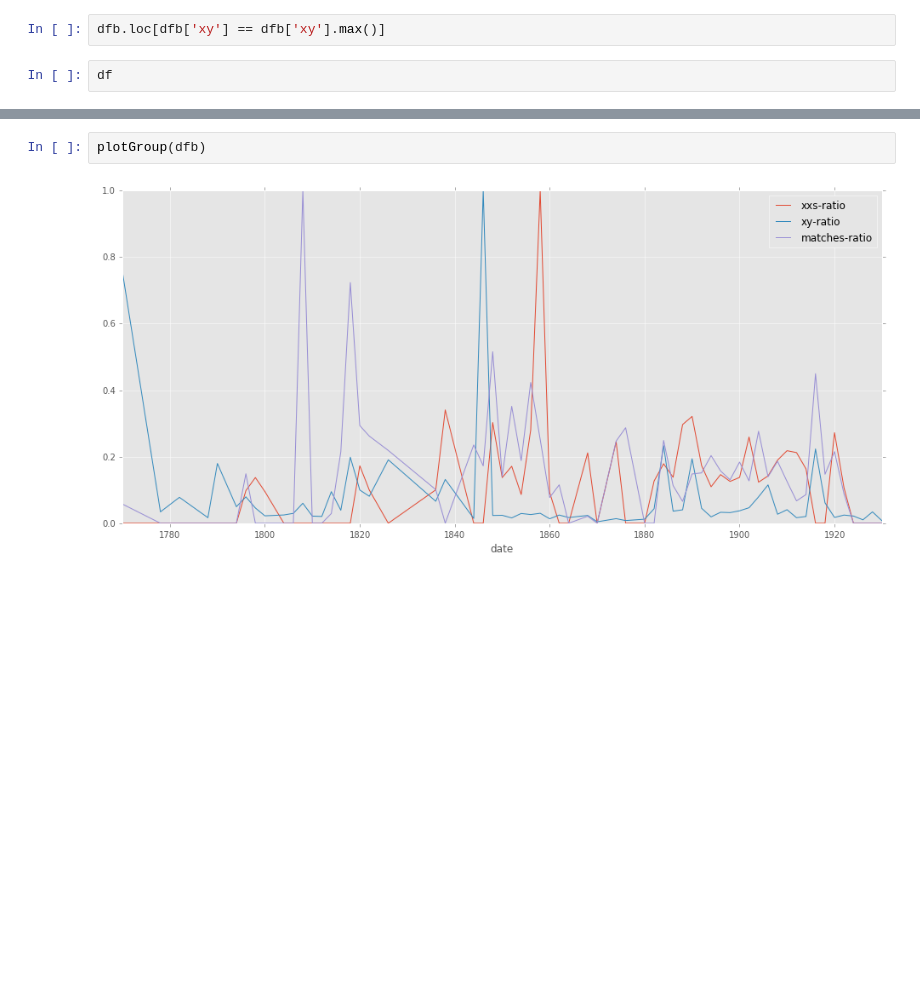
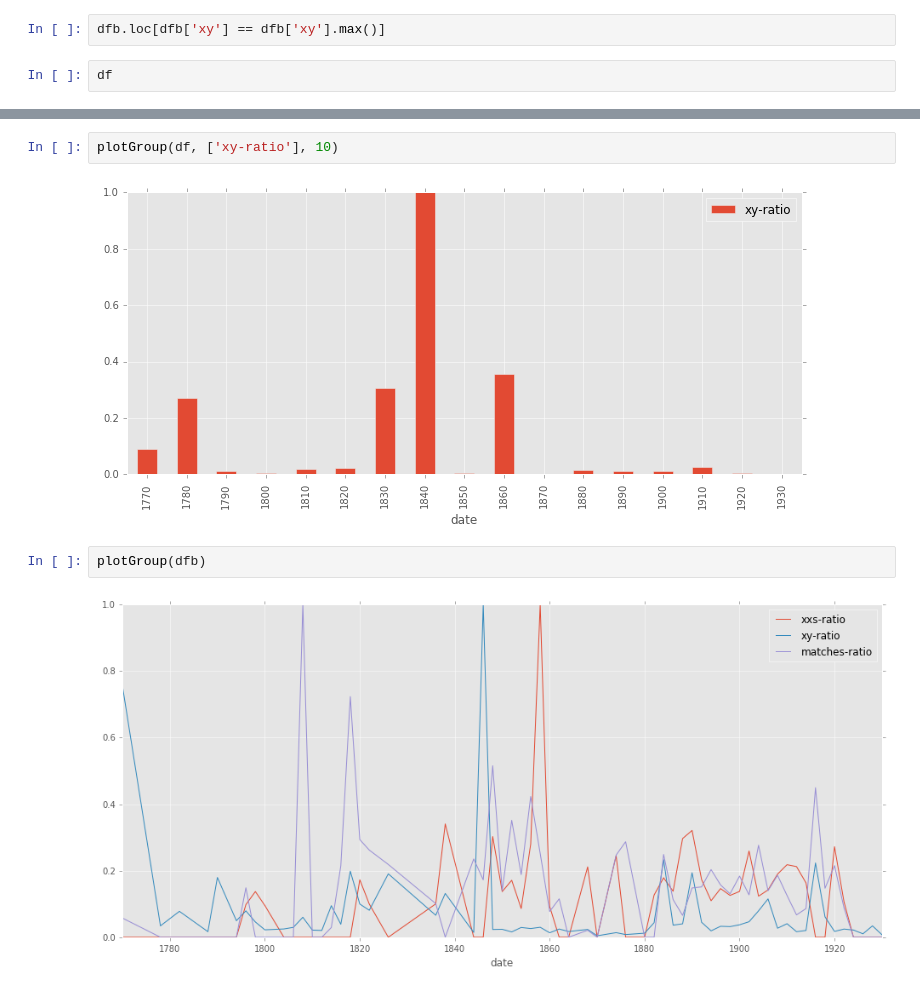
Before and after one commit to JonathanReeve/allusion-detection, a Jupyter notebook: results/analyze-all-results.ipynb, the cells around one changed output, grey strips where cells are left out. Saved outputs shown, nothing was run; the diff lists cells and outputs as text; blank space fills up the shorter version.

```diff
--- a/results/analyze-all-results.ipynb
+++ b/results/analyze-all-results.ipynb
@@ -82,3 +125,7 @@ plotGroup(dfb, ['biblical', 'clas-ratio'])
+# %%
+plotGroup(df, ['xy-ratio'], 10)
+# %% [output]
+[figure, added]
 # %%
 plotGroup(dfb)
 # %% [output]
```
Also changed, not shown: parts of 6 cells of this notebook.
